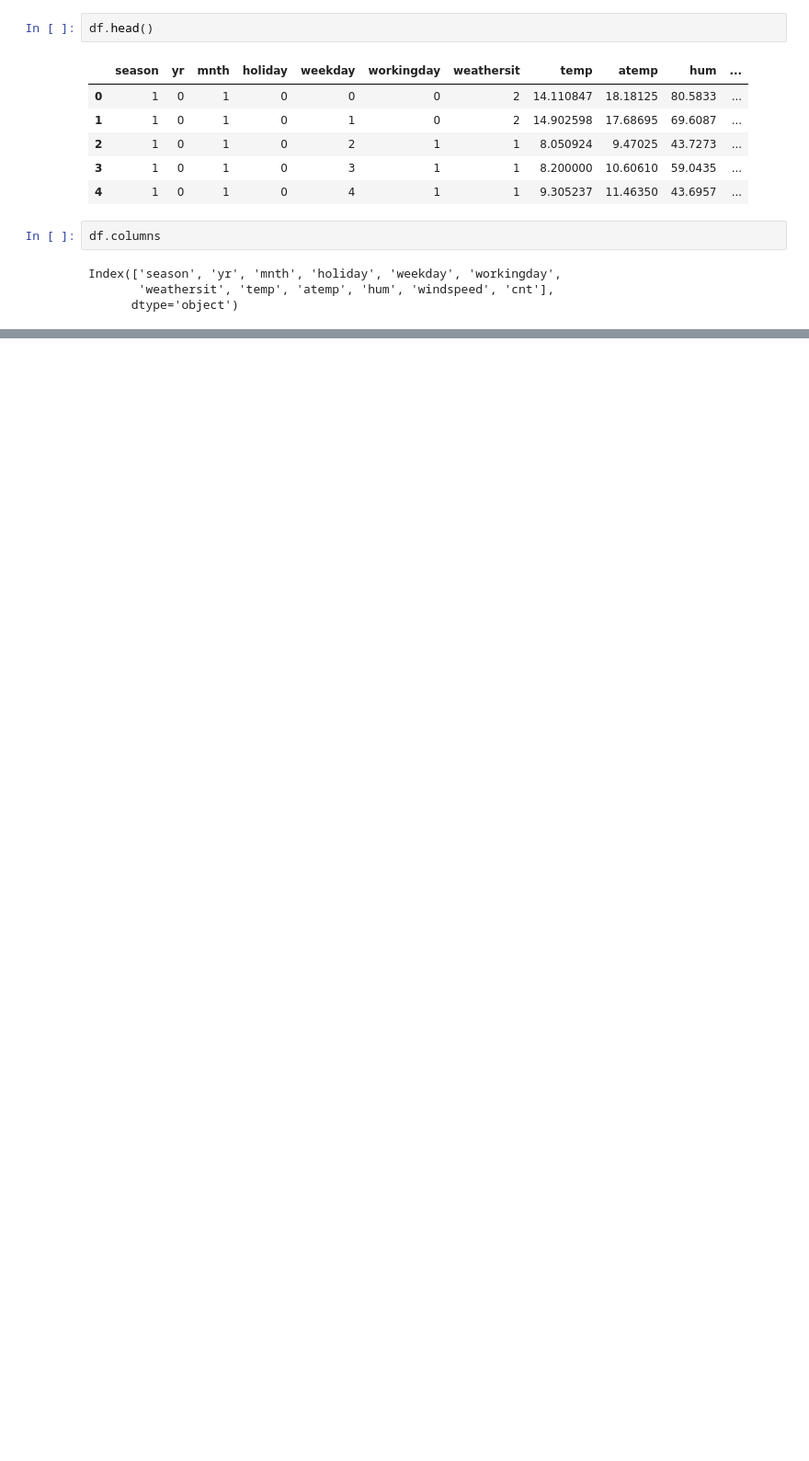
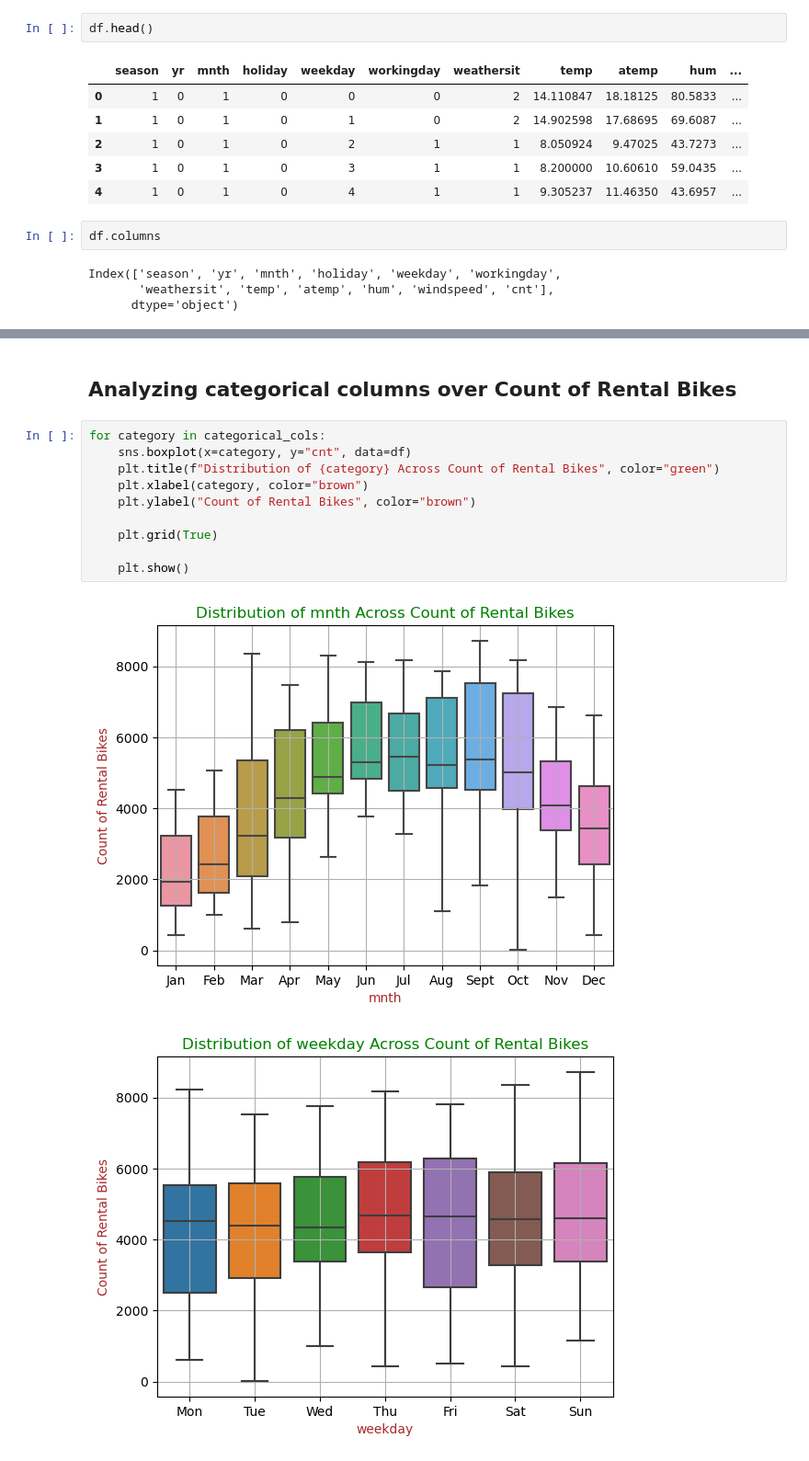
Before and after one commit to AnkitSalian/BikeSharingCaseStudy, a Jupyter notebook: BikeSharing.ipynb, the cells around one changed output, grey strips where cells are left out. Shown at 92% size. Drawn from its saved outputs; the diff is of its cells as text; blank space fills up the shorter version.

```diff
--- a/BikeSharing.ipynb
+++ b/BikeSharing.ipynb
@@ -263,0 +297,15 @@ df.head()
+# %% [markdown]
+## Analyzing categorical columns over Count of Rental Bikes
+# %%
+for category in categorical_cols:
+    sns.boxplot(x=category, y="cnt", data=df)
+    plt.title(f"Distribution of {category} Across Count of Rental Bikes", color="green")
+    plt.xlabel(category, color="brown")
+    plt.ylabel("Count of Rental Bikes", color="brown")
+
+    plt.grid(True)
+
+    plt.show()
+# %% [output]
+[figure, added]
+[figure, added]
```
Also changed, not shown: parts of 42 cells of this notebook.
